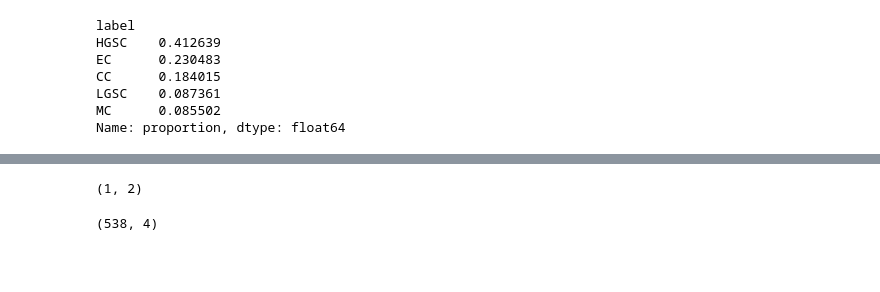
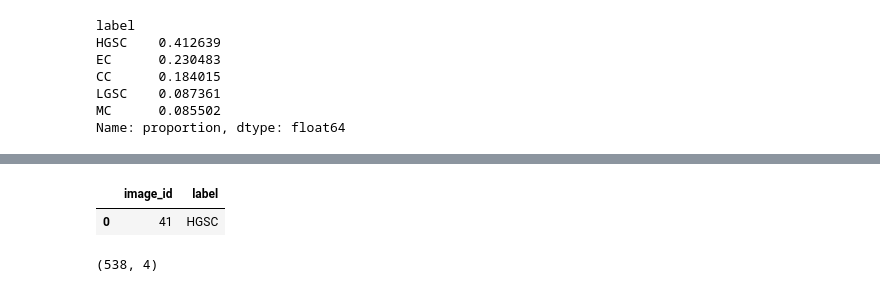
Before and after one commit to sreeproject/AI-, a Jupyter notebook: notebook5133f69036.ipynb, the cells around one changed output, grey strips where cells are left out. Saved outputs shown, nothing was run; the diff lists cells and outputs as text; code cells hidden in the pictures; blank space fills up the shorter version.

```diff
--- a/notebook5133f69036.ipynb
+++ b/notebook5133f69036.ipynb
@@ -101,10 +101,11 @@ plt.pie(x=train['label'].value_counts(),labels={'HGSC','EC','CC','LGSC','MC'})
 # %%
 sample_submission_url='/kaggle/input/UBC-OCEAN/sample_submission.csv'
 sample_submission_df=pd.read_csv(sample_submission_url)
 sample_submission_df
-sample_submission_df.shape
+#sample_submission_df.shape
 # %% [output]
-(1, 2)
+|  | image_id | label |
+| 0 | 41 | HGSC |
 # %%
 train.shape
 # %% [output]
```
Also changed, not shown: parts of 5 cells of this notebook.
